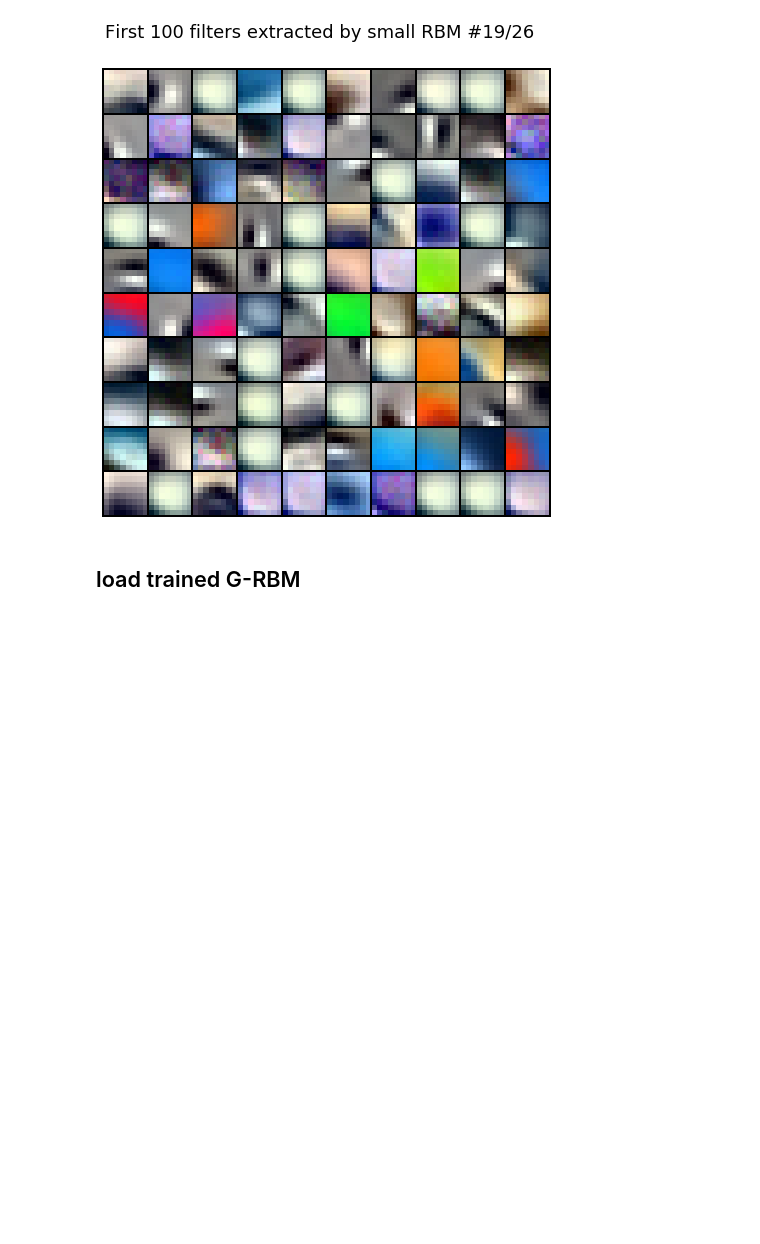
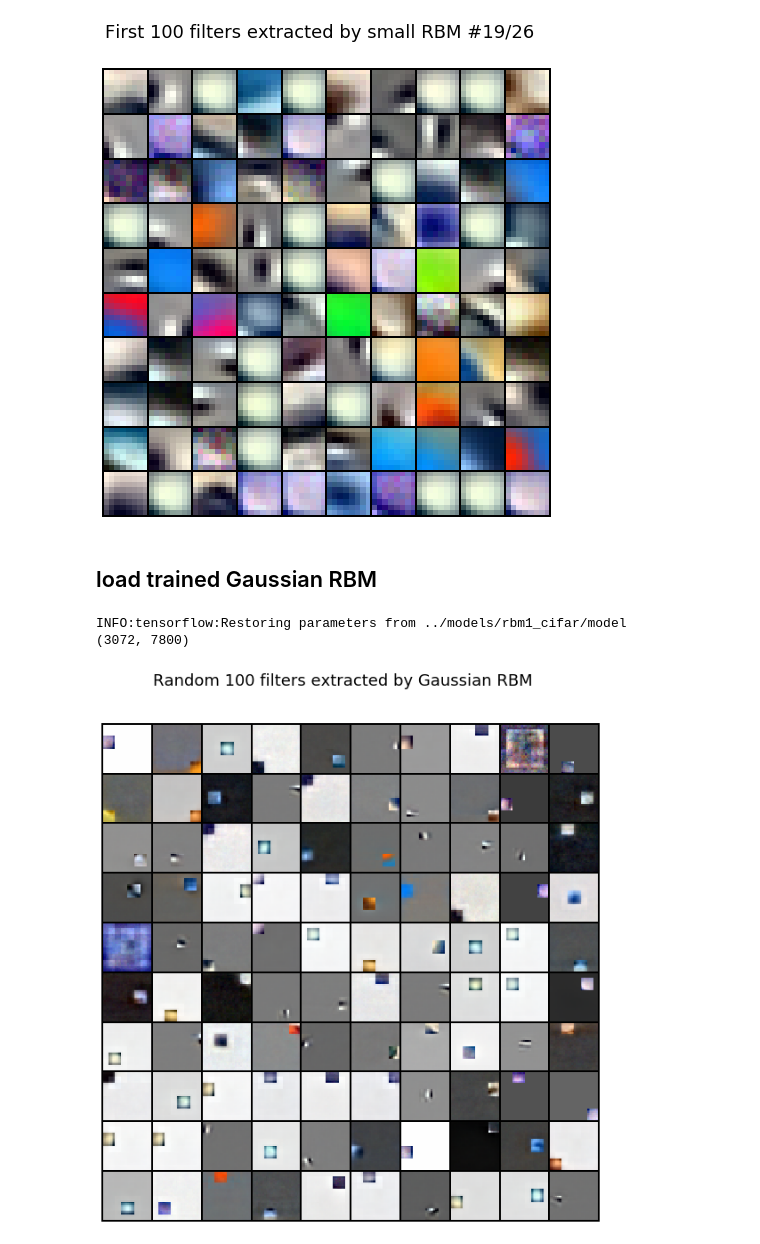
Before and after one commit to yell/boltzmann-machines, a Jupyter notebook: notebooks/dbm_cifar.ipynb, the cells around one changed output. Drawn from its saved outputs; the diff is of its cells as text; code cells hidden in the pictures; blank space fills up the shorter version.

Commit message:
add Gaussian RBM filters visualization

```diff
--- a/notebooks/dbm_cifar.ipynb
+++ b/notebooks/dbm_cifar.ipynb
@@ -79,23 +79,28 @@ INFO:tensorflow:Restoring parameters from ../models/rbm_cifar_small_18/model
 (192, 300)
 [figure]
 # %% [markdown]
-## load trained G-RBM
+## load trained Gaussian RBM
 # %%
 # load RBM weights
-rbm_small = GaussianRBM.load_model('../models/rbm1_cifar/')
-rbm_small_W = rbm_small.get_tf_params(scope='weights')['W']
-print rbm_small_W.shape
+grbm = GaussianRBM.load_model('../models/rbm1_cifar/')
+grbm_W = grbm.get_tf_params(scope='weights')['W']
+print grbm_W.shape
 
 # prepare for plotting
-rbm_small_W = rbm_small_W.T
-rbm_small_W -= rbm_small_W.min(axis=1)[:, np.newaxis]
-rbm_small_W /= rbm_small_W.ptp(axis=1)[:, np.newaxis] # -> [0; 1] range
-rbm_small_W = im_unflatten(rbm_small_W) # -> (32, 32, 3)
-rbm_small_W *= 255.
-rbm_small_W = rbm_small_W.astype('uint8')
+grbm_W = grbm_W.T
+grbm_W -= grbm_W.min(axis=1)[:, np.newaxis]
+grbm_W /= grbm_W.ptp(axis=1)[:, np.newaxis] # -> [0; 1] range
+grbm_W = im_unflatten(grbm_W) # -> (32, 32, 3)
+grbm_W *= 255.
+grbm_W = grbm_W.astype('uint8')
 
 # plot
-fig = plt.figure(figsize=(8, 8))
-im_plot(rbm_small_W, title='First 100 filters extracted by small RBM #19/26',
+ind = RNG(seed=1000).choice(range(7800), size=100)
+fig = plt.figure(figsize=(10, 10))
+im_plot(grbm_W[ind, ...], title='Random 100 filters extracted by Gaussian RBM',
         title_params={'fontsize': 18})
-plt.savefig('dbm_mnist_rbm_.png', dpi=196);
+plt.savefig('dbm_cifar_grbm.png', dpi=196);
+# %% [output]
+INFO:tensorflow:Restoring parameters from ../models/rbm1_cifar/model
+(3072, 7800)
+[figure, added]
```
